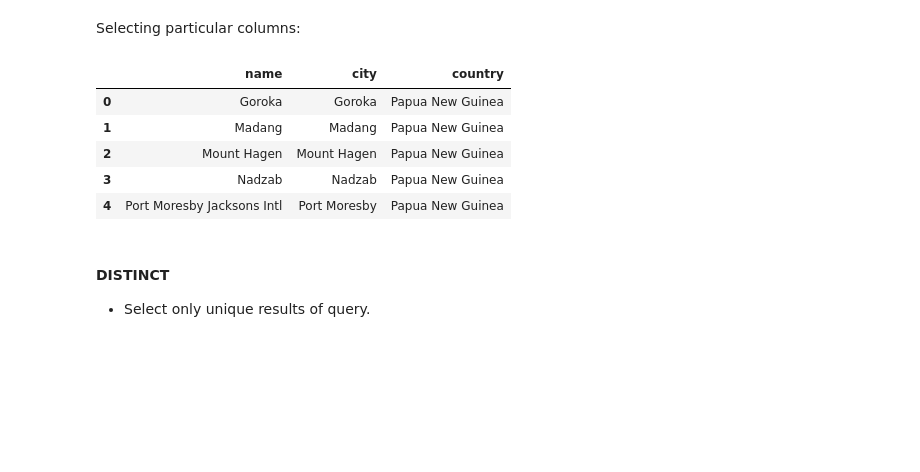
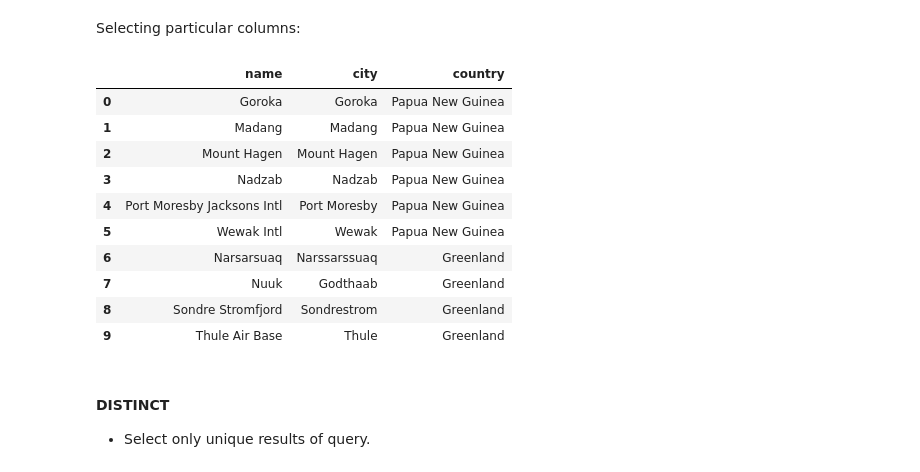
Before and after one commit to shefat26/NYC_DS_010625, a Jupyter notebook: Phase2_SQL/Ph1_T6_SQLBasics.ipynb, the cells around one changed output. Saved outputs shown, nothing was run; the diff lists cells and outputs as text; code cells hidden in the pictures; blank space fills up the shorter version.

```diff
--- a/Phase2_SQL/Ph1_T6_SQLBasics.ipynb
+++ b/Phase2_SQL/Ph1_T6_SQLBasics.ipynb
@@ -233,19 +237,24 @@ Selecting particular columns:
 # %%
 query_result_df = pd.read_sql("""
 
 SELECT name, city, country
 FROM airports
 
 """, con)
 
-query_result_df.head(5)
+query_result_df.head(10)
 # %% [output]
 |  | name | city | country |
 | 0 | Goroka | Goroka | Papua New Guinea |
 | 1 | Madang | Madang | Papua New Guinea |
 | 2 | Mount Hagen | Mount Hagen | Papua New Guinea |
 | 3 | Nadzab | Nadzab | Papua New Guinea |
 | 4 | Port Moresby Jacksons Intl | Port Moresby | Papua New Guinea |
+| 5 | Wewak Intl | Wewak | Papua New Guinea |
+| 6 | Narsarsuaq | Narssarssuaq | Greenland |
+| 7 | Nuuk | Godthaab | Greenland |
+| 8 | Sondre Stromfjord | Sondrestrom | Greenland |
+| 9 | Thule Air Base | Thule | Greenland |
 # %% [markdown]
 #### DISTINCT
 - Select only unique results of query.
```
Also changed, not shown: parts of 17 cells of this notebook, 24 other files.
